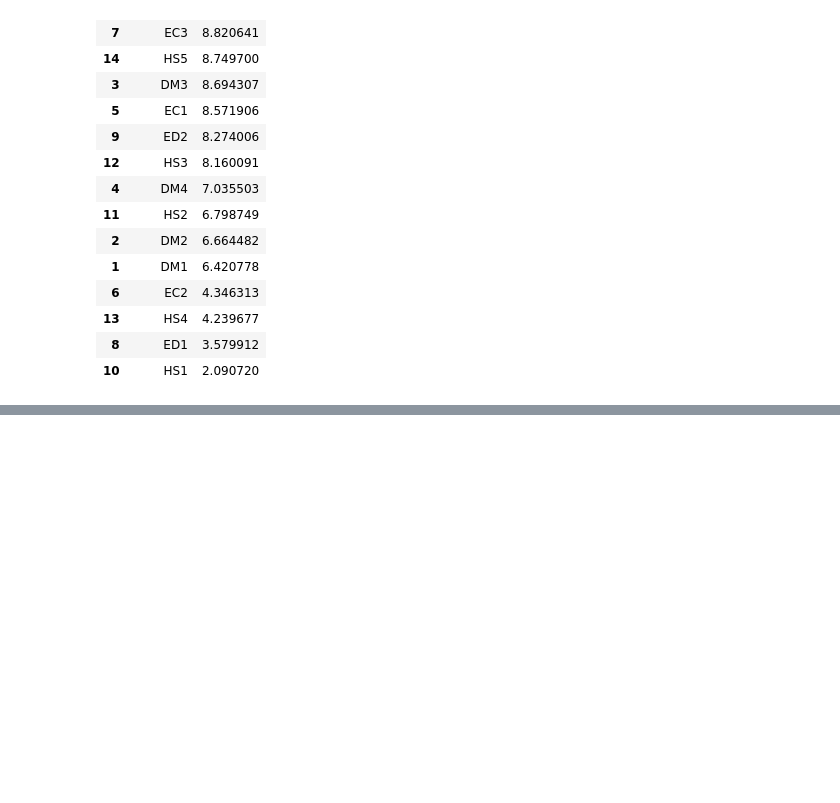
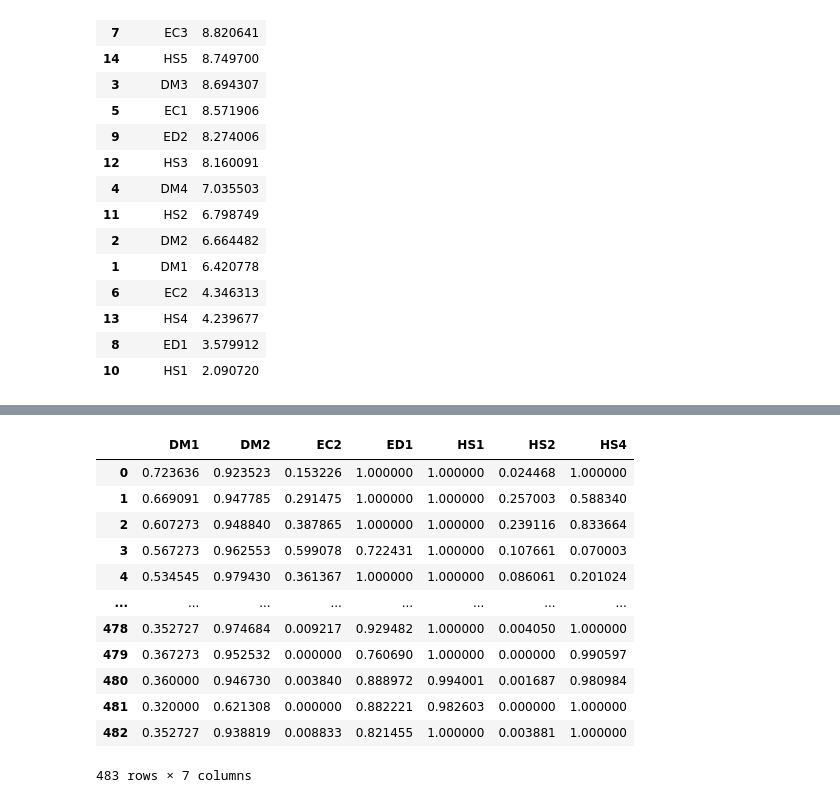
Before and after one commit to DanielCirino/ppginf-smart-k-means, a Jupyter notebook: notebooks/k_means_otimizacao.ipynb, the cells around one changed output, grey strips where cells are left out. Cells and saved outputs as stored; diff of their text form; code cells hidden in the pictures; blank space fills up the shorter version.

```diff
--- a/notebooks/k_means_otimizacao.ipynb
+++ b/notebooks/k_means_otimizacao.ipynb
@@ -402,3 +423,20 @@ pd.DataFrame(sumario_iteracoes)
+# %%
+# Variáveis restantes após otimização
+dados
+# %% [output]
+|  | DM1 | DM2 | EC2 | ED1 | HS1 | HS2 | HS4 |
+| 0 | 0.723636 | 0.923523 | 0.153226 | 1.000000 | 1.000000 | 0.024468 | 1.000000 |
+| 1 | 0.669091 | 0.947785 | 0.291475 | 1.000000 | 1.000000 | 0.257003 | 0.588340 |
+| 2 | 0.607273 | 0.948840 | 0.387865 | 1.000000 | 1.000000 | 0.239116 | 0.833664 |
+| 3 | 0.567273 | 0.962553 | 0.599078 | 0.722431 | 1.000000 | 0.107661 | 0.070003 |
+| 4 | 0.534545 | 0.979430 | 0.361367 | 1.000000 | 1.000000 | 0.086061 | 0.201024 |
+| ... | ... | ... | ... | ... | ... | ... | ... |
+| 478 | 0.352727 | 0.974684 | 0.009217 | 0.929482 | 1.000000 | 0.004050 | 1.000000 |
+| 479 | 0.367273 | 0.952532 | 0.000000 | 0.760690 | 1.000000 | 0.000000 | 0.990597 |
+| 480 | 0.360000 | 0.946730 | 0.003840 | 0.888972 | 0.994001 | 0.001687 | 0.980984 |
+| 481 | 0.320000 | 0.621308 | 0.000000 | 0.882221 | 0.982603 | 0.000000 | 1.000000 |
+| 482 | 0.352727 | 0.938819 | 0.008833 | 0.821455 | 1.000000 | 0.003881 | 1.000000 |
+483 rows × 7 columns
 # %%
 # Ver os resultados válidos ao final das análises
 [imprimir_dados_arranjo(r) for r in resultados_validos]
```
Also changed, not shown: parts of 10 cells of this notebook, 1 other file.
